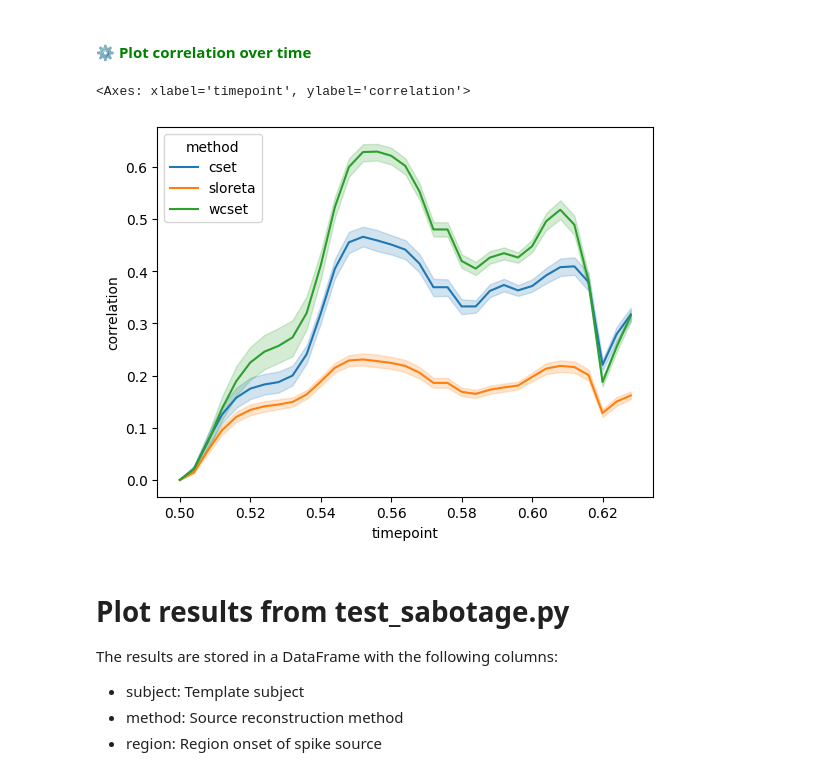
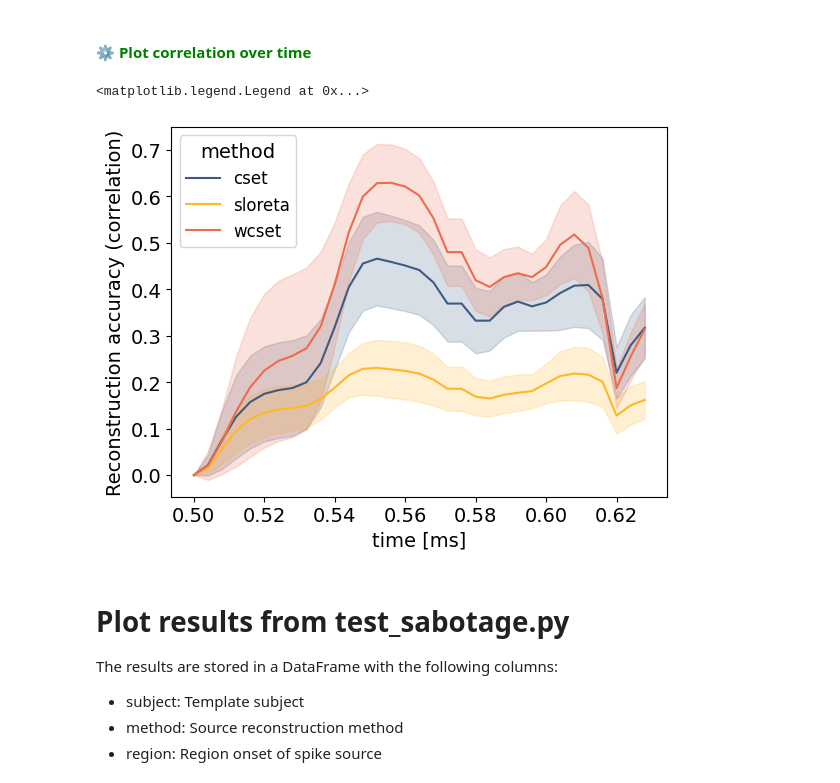
Before and after one commit to NinoHerve/mindmap, a Jupyter notebook: papers/simf/plot.ipynb, the cells around one changed output. Cells and saved outputs as stored; diff of their text form; code cells hidden in the pictures.

```diff
--- a/papers/simf/plot.ipynb
+++ b/papers/simf/plot.ipynb
@@ -19,7 +20,14 @@ import seaborn as sns
 📥 **<font color=pink>Inputs</font>**
 - `corrs`: Source reconstruction correlations over time.
 # %%
+select_methods = [
+    "cset",
+    "sloreta",
+    "wcset",
+]
+
 results = pd.read_csv("test_methods.csv")
+results = results[results["method"].isin(select_methods)]
 print(results.shape)
 results.head(3)
 # %% [output]
@@ -43,11 +51,21 @@ sns.violinplot(data=points, x="peak", y="correlation", hue="method")
 # %%
 ts = results.drop(["half", "peak"], axis=1)
 ts = ts.groupby(["method", "region", "timepoint"]).mean()
 
-sns.lineplot(data=ts, x="timepoint", y="correlation", hue="method")
+colors = [
+    "#3d5a80",
+    "#ffb627",
+    "#ee6c4d",
+]
+
+ax = sns.lineplot(data=ts, x="timepoint", y="correlation", hue="method", palette=colors, errorbar=("sd", 1))
+ax.set_xlabel("time [ms]", fontsize=14)
+ax.set_ylabel("Reconstruction accuracy (correlation)", fontsize=14)
+ax.tick_params(labelsize=14)
+plt.legend(title = "method", fontsize='12', title_fontsize='14')
 # %% [output]
-<Axes: xlabel='timepoint', ylabel='correlation'>
+<matplotlib.legend.Legend at 0x...>
-[figure, old version]
+[figure, new version]
 # %% [markdown]
 # Plot results from test_sabotage.py
 
```
Also changed, not shown: parts of 5 cells of this notebook, 15 other files.
